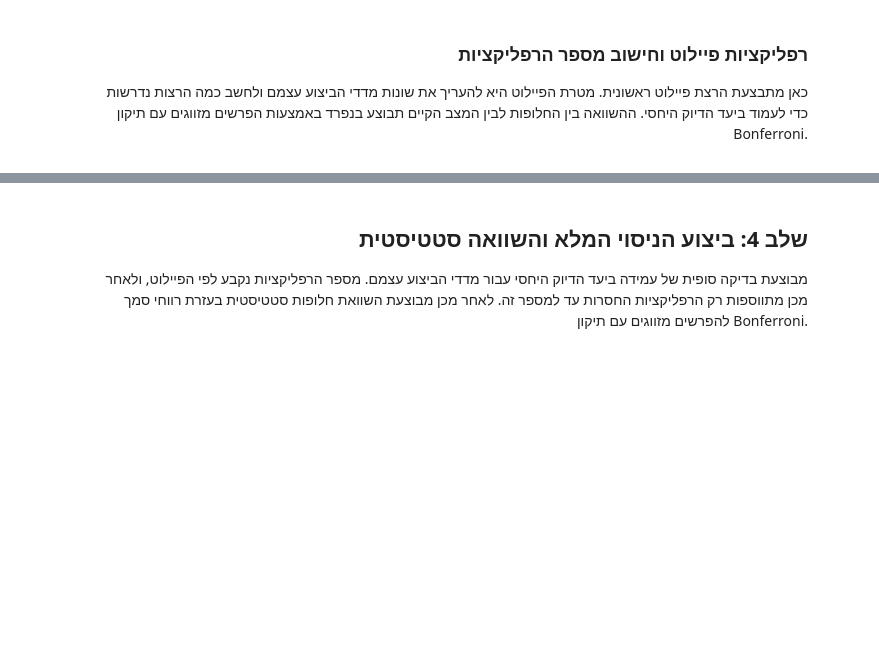
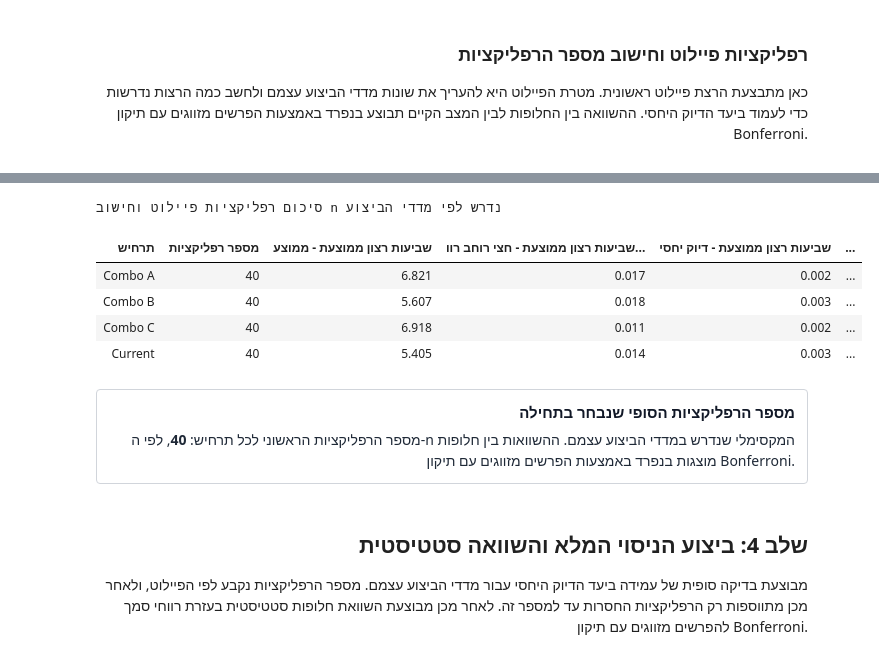
Before and after one commit to elattiass/SimulationPartB, a Jupyter notebook: Queuechella_Colab_Simulation_Report (4).ipynb, the cells around one changed output, grey strips where cells are left out. Saved outputs shown, nothing was run; the diff lists cells and outputs as text; code cells hidden in the pictures; blank space fills up the shorter version.

Commit message:
, הוספת הסבר של הדיוק יחסי, שינוי ל40 הרצות, וסידור סיכום המלצה בסוף

```diff
--- a/Queuechella_Colab_Simulation_Report (4).ipynb
+++ b/Queuechella_Colab_Simulation_Report (4).ipynb
@@ -2901,8 +2969,10 @@ def results_to_records(results):
         return results.to_dict("records")
     return list(results)
 
-
-def run_replications(scenarios, n_replications=15, base_seed=7000, start_replication=1):
+    # Runs the simulation for multiple scenarios over a specified number of replications.
+    # Uses a shared base seed + replication index to enforce a matched-pairs design
+    # (Common Random Numbers logic) across all scenarios for variance reduction.
+def run_replications(scenarios, n_replications=15, base_seed=2026, start_replication=1):
     results = []
     start_index = max(0, int(start_replication) - 1)
     for rep in range(start_index, n_replications):
@@ -3095,17 +3179,26 @@ def run_final_replications(scenarios, pilot_results, final_n, base_seed=9000):
 # %%
-PILOT_REPLICATIONS = 30
+PILOT_REPLICATIONS = 40
 scenarios = ["Current", "Combo A", "Combo B", "Combo C"]
 
 pilot_results = run_replications(scenarios, n_replications=PILOT_REPLICATIONS, base_seed=9000)
 pilot_summary = summarize_replications(pilot_results)
 FINAL_REPLICATIONS = max_required_n(pilot_summary, PILOT_REPLICATIONS)
 
 report_table(format_summary_table(pilot_summary, PRIMARY_METRICS, include_required=True), "סיכום רפליקציות פיילוט וחישוב n נדרש לפי מדדי הביצוע")
 report_panel(
     "מספר הרפליקציות הסופי שנבחר בתחילה",
     f"מספר הרפליקציות הראשוני לכל תרחיש: <b>{FINAL_REPLICATIONS}</b>, לפי ה-n המקסימלי שנדרש במדדי הביצוע עצמם. "
     "ההשוואות בין חלופות מוצגות בנפרד באמצעות הפרשים מזווגים עם תיקון Bonferroni."
 )
+# %% [output]
+סיכום רפליקציות פיילוט וחישוב n נדרש לפי מדדי הביצוע
+| תרחיש | מספר רפליקציות | שביעות רצון ממוצעת - ממוצע | שביעות רצון ממוצעת - חצי רוחב רוו... | שביעות רצון ממוצעת - דיוק יחסי | ... |
+| Combo A | 40 | 6.821 | 0.017 | 0.002 | ... |
+| Combo B | 40 | 5.607 | 0.018 | 0.003 | ... |
+| Combo C | 40 | 6.918 | 0.011 | 0.002 | ... |
+| Current | 40 | 5.405 | 0.014 | 0.003 | ... |
+מספר הרפליקציות הסופי שנבחר בתחילה
+מספר הרפליקציות הראשוני לכל תרחיש: 40, לפי ה-n המקסימלי שנדרש במדדי הביצוע עצמם. ההשוואות בין חלופות מוצגות בנפרד באמצעות הפרשים מזווגים עם תיקון Bonferroni.
 # %% [markdown]
 <div dir="rtl" style="direction: rtl; text-align: right;">
 
```
Also changed, not shown: parts of 14 cells of this notebook.
